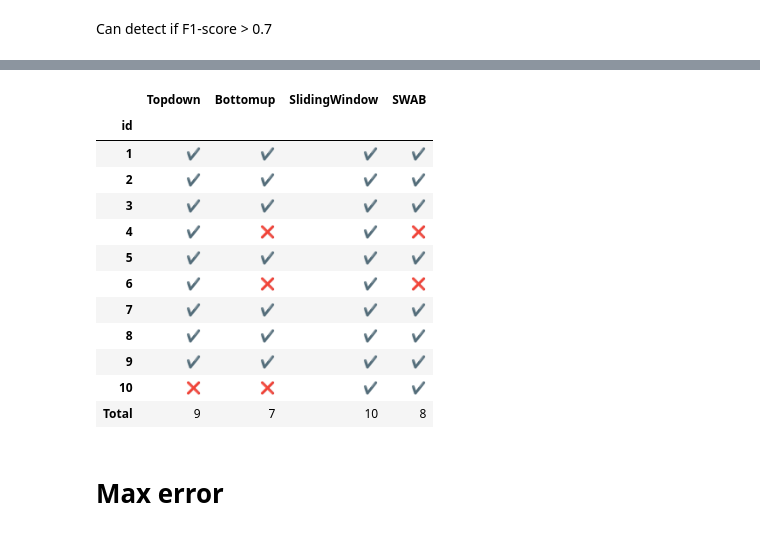
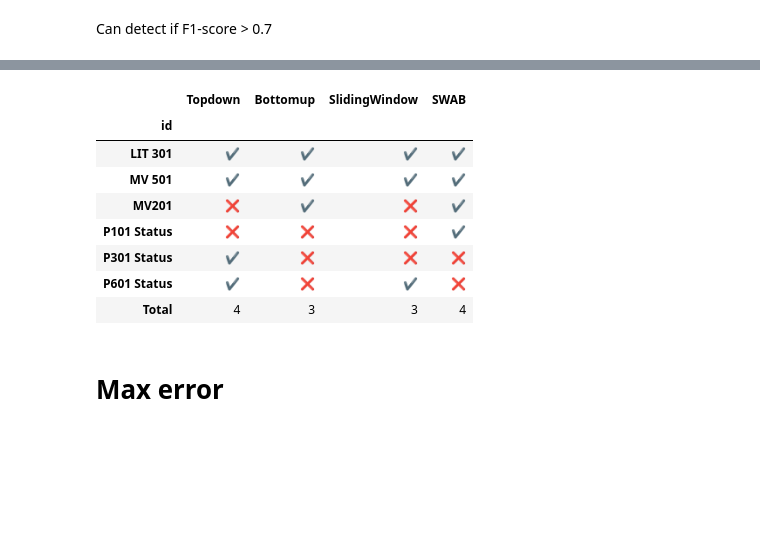
Before and after one commit to ritvien/A-Survey-Segmental-Algorithms, a Jupyter notebook: Conclusion.ipynb, the cells around one changed output, grey strips where cells are left out. Saved outputs shown, nothing was run; the diff lists cells and outputs as text; code cells hidden in the pictures; blank space fills up the shorter version.

```diff
--- a/Conclusion.ipynb
+++ b/Conclusion.ipynb
@@ -28,8 +21,16 @@ conclusion_df = conclusion_df.sort_values(by='Id')
+# %%
+Id = ['LIT 301','MV 501','MV201','P101 Status','P301 Status','P601 Status']
+# %%
+conclusion_df_swat['min(max_error)'] = conclusion_df_swat['min(max_error)'].fillna(conclusion_df_swat['min'])
+conclusion_df_swat['max(max_error)'] = conclusion_df_swat['max(max_error)'].fillna(conclusion_df_swat['max'])
+conclusion_df_swat['Time Average(in range)'] = conclusion_df_swat['Time Average(in range)'].fillna(conclusion_df_swat['Time Average(s)'])
+# %%
+conclusion_df_swat = conclusion_df_swat.drop(columns=['min','max','Time Average(s)'],axis=1)
 # %%
-Topdown_df = conclusion_df.loc[conclusion_df['Algorithm']=='Top-down'].set_index('Id')
-Bottomup_df = conclusion_df.loc[conclusion_df['Algorithm']=='Bottom-up'].set_index('Id')
-Sldw_df = conclusion_df.loc[conclusion_df['Algorithm']=='Sliding-window'].set_index('Id')
-Swab_df = conclusion_df.loc[conclusion_df['Algorithm']=='SWAB'].set_index('Id')
+Topdown_df = conclusion_df_swat.loc[conclusion_df_swat['Algorithm']=='Top-down'].set_index('Id')
+Bottomup_df = conclusion_df_swat.loc[conclusion_df_swat['Algorithm']=='Bottom-up'].set_index('Id')
+Sldw_df = conclusion_df_swat.loc[conclusion_df_swat['Algorithm']=='Sliding-window'].set_index('Id')
+Swab_df = conclusion_df_swat.loc[conclusion_df_swat['Algorithm']=='SWAB'].set_index('Id')
 # %% [markdown]
 Can detect if F1-score > 0.7
 # %%
@@ -53,36 +50,32 @@ Bottomup_df['Detect'] = Bottomup_df.apply(lambda x:'✔' if x['F1-score'] > 0.7
 Sldw_df['Detect'] = Sldw_df.apply(lambda x:'✔' if x['F1-score'] > 0.7 else '❌',axis=1 )
 Swab_df['Detect'] = Swab_df.apply(lambda x:'✔' if x['F1-score'] > 0.7 else '❌',axis=1 )
 # %%
-detect_df = pd.DataFrame({'id': range(1,11)}).set_index('id')
+detect_df = pd.DataFrame({'id': Id}).set_index('id')
 detect_df['Topdown'] = Topdown_df.Detect
 detect_df['Bottomup'] = Bottomup_df.Detect
 detect_df['SlidingWindow'] = Sldw_df.Detect
 detect_df['SWAB'] = Swab_df.Detect
 
 num_detect = detect_df.replace({'✔': 1, '❌': 0})
 
 sum_topdown = num_detect['Topdown'].sum()
 sum_bottomup = num_detect['Bottomup'].sum()
 sum_slidingwindow = num_detect['SlidingWindow'].sum()
 sum_swab = num_detect['SWAB'].sum()
 
 detect_df.loc['Total'] = [sum_topdown, sum_bottomup, sum_slidingwindow, sum_swab]
 
 detect_df
 # %% [output]
 |  | Topdown | Bottomup | SlidingWindow | SWAB |
 | id |  |  |  |  |
-| 1 | ✔ | ✔ | ✔ | ✔ |
-| 2 | ✔ | ✔ | ✔ | ✔ |
-| 3 | ✔ | ✔ | ✔ | ✔ |
-| 4 | ✔ | ❌ | ✔ | ❌ |
-| 5 | ✔ | ✔ | ✔ | ✔ |
-| 6 | ✔ | ❌ | ✔ | ❌ |
-| 7 | ✔ | ✔ | ✔ | ✔ |
-| 8 | ✔ | ✔ | ✔ | ✔ |
-| 9 | ✔ | ✔ | ✔ | ✔ |
-| 10 | ❌ | ❌ | ✔ | ✔ |
-| Total | 9 | 7 | 10 | 8 |
+| LIT 301 | ✔ | ✔ | ✔ | ✔ |
+| MV 501 | ✔ | ✔ | ✔ | ✔ |
+| MV201 | ❌ | ✔ | ❌ | ✔ |
+| P101 Status | ❌ | ❌ | ❌ | ✔ |
+| P301 Status | ✔ | ❌ | ❌ | ❌ |
+| P601 Status | ✔ | ❌ | ✔ | ❌ |
+| Total | 4 | 3 | 3 | 4 |
 # %% [markdown]
 # Max error
 # %%
```
Also changed, not shown: parts of 6 cells of this notebook.
